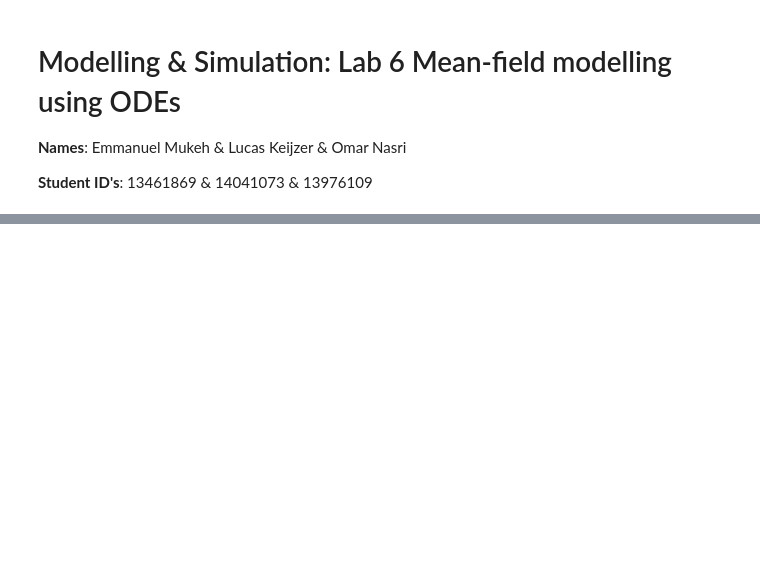
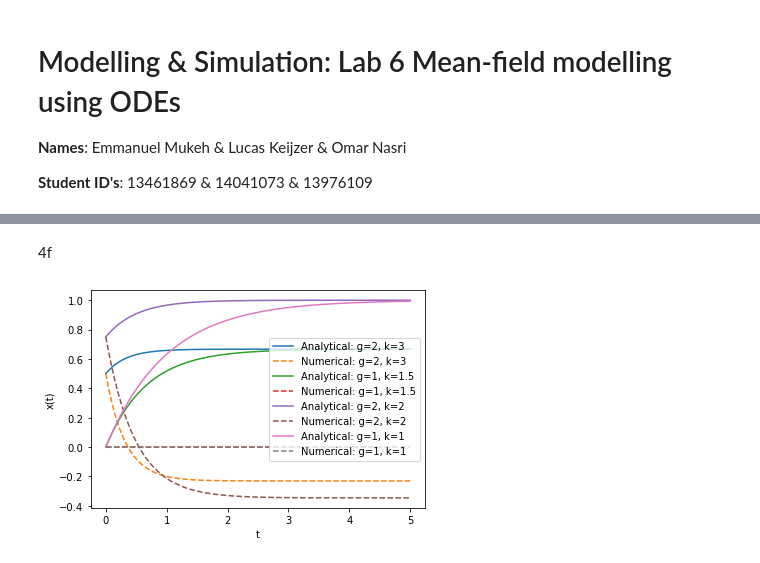
Before and after one commit to Lucas-Keijzer/Lab_6, a Jupyter notebook: Lab_6_code.ipynb, the cells around one changed output, grey strips where cells are left out. Saved outputs shown, nothing was run; the diff lists cells and outputs as text; code cells hidden in the pictures; blank space fills up the shorter version.

```diff
--- a/Lab_6_code.ipynb
+++ b/Lab_6_code.ipynb
@@ -170,0 +177,17 @@ plt.show()
+# %% [markdown]
+4f
+# %%
+for g, k in zip(g_values, k_values):
+    x_values = [func(t, k, g) for t in t_values]
+    plt.plot(t_values, x_values, label=f'Analytical: g={g}, k={k}')
+
+    dt = 0.1 / k
+    t_num, x_num = euler_method(lambda x, t: -k * x - np.log(g), func(0, k, g), 0, 5, dt)
+    plt.plot(t_num, x_num, '--', label=f'Numerical: g={g}, k={k}')
+
+plt.xlabel('t')
+plt.ylabel('x(t)')
+plt.legend()
+plt.show()
+# %% [output]
+[figure, added]
```
Also changed, not shown: parts of 5 cells of this notebook.
